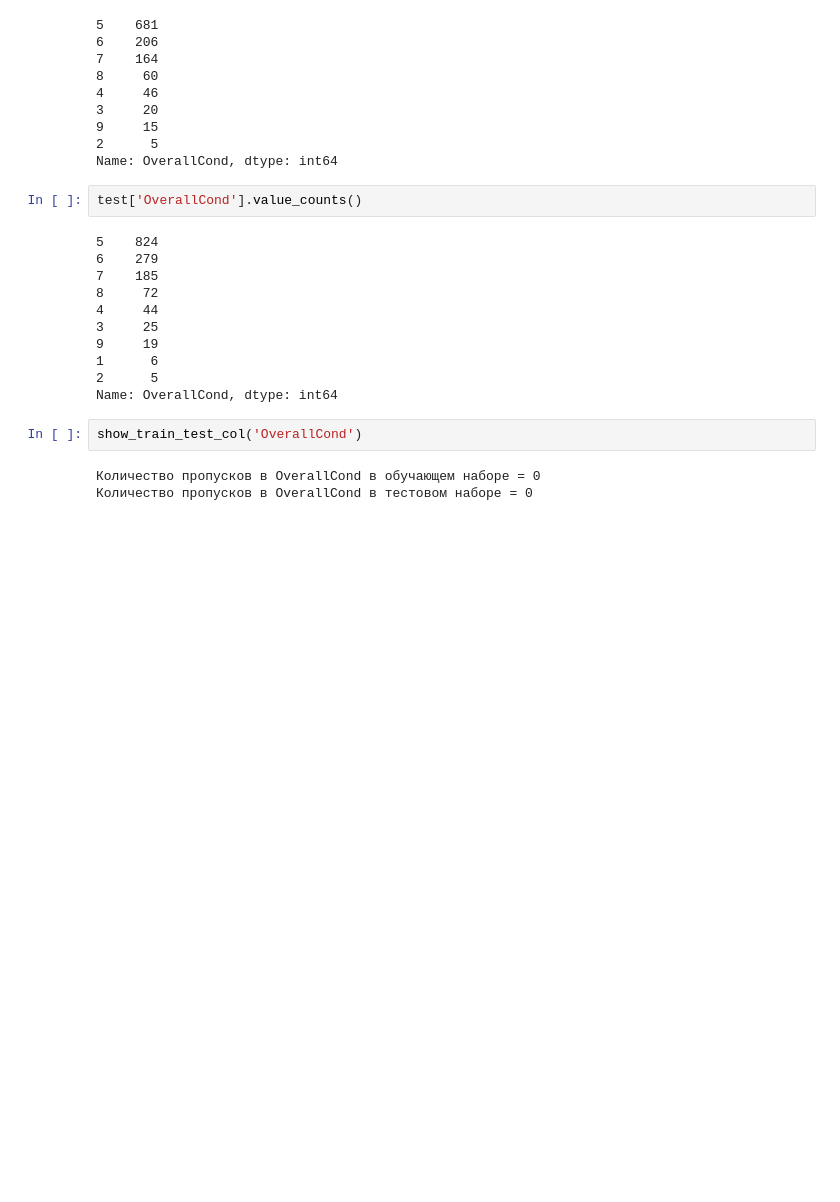
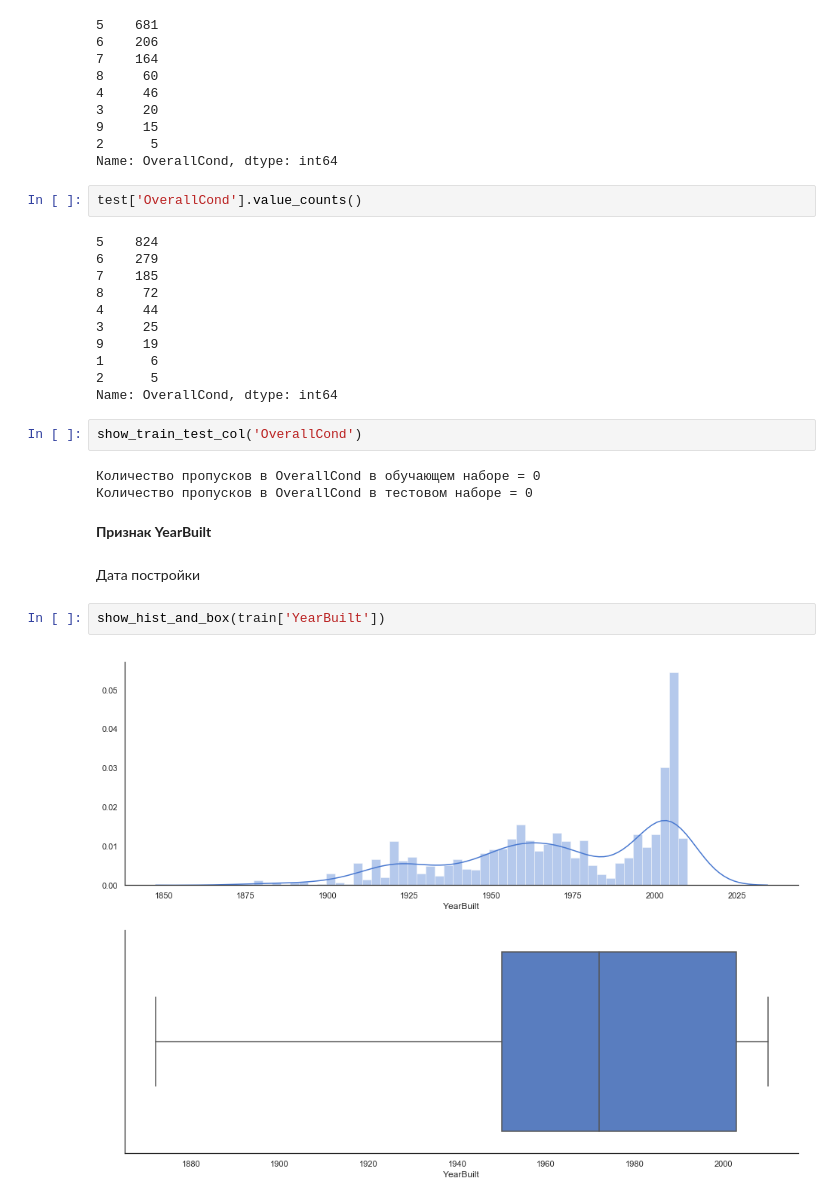
Before and after one commit to rusantsovsv/my_kaggle, a Jupyter notebook: house_prices/house_prices.ipynb, the cells around one changed output. Drawn from its saved outputs; the diff is of its cells as text; blank space fills up the shorter version.

```diff
--- a/house_prices/house_prices.ipynb
+++ b/house_prices/house_prices.ipynb
@@ -761,3 +761,11 @@ show_train_test_col('OverallCond')
 # %% [output]
 Количество пропусков в OverallCond в обучающем наборе = 0
 Количество пропусков в OverallCond в тестовом наборе = 0
+# %% [markdown]
+**Признак YearBuilt**
+# %% [markdown]
+Дата постройки
+# %%
+show_hist_and_box(train['YearBuilt'])
+# %% [output]
+[figure, added]
```
Also changed, not shown: parts of 51 cells of this notebook.
